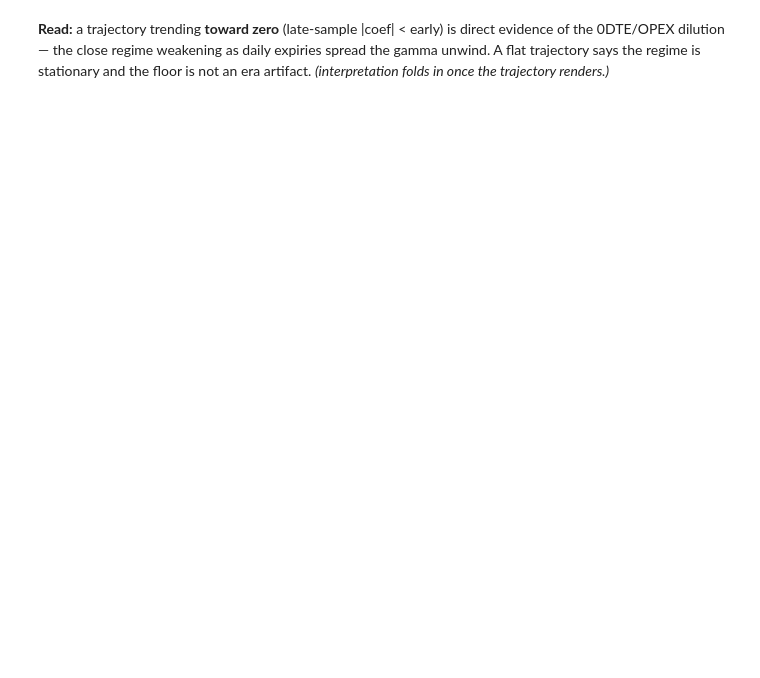
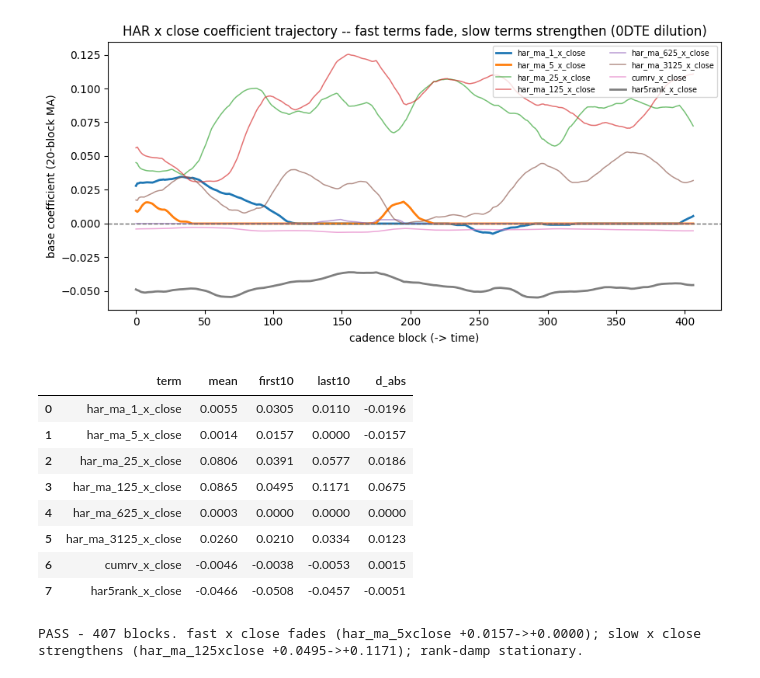
Before and after one commit to jamesdchen/harxhar-clean, a Jupyter notebook: notebooks/results/edge_features/edge_06_explainability_audit.ipynb, the cells around one changed output. Cells and saved outputs as stored; diff of their text form; code cells hidden in the pictures; blank space fills up the shorter version.

```diff
--- a/notebooks/results/edge_features/edge_06_explainability_audit.ipynb
+++ b/notebooks/results/edge_features/edge_06_explainability_audit.ipynb
@@ -38,25 +125,52 @@ effect. We can test it **directly**: does the close-damping coefficient trend to
 # %%
 p = LADDER / "coef_trajectory.csv"
 if p.exists() and p.stat().st_size > 0:
     ct = pd.read_csv(p)
     cols = [c for c in ct.columns if c not in ("block", "row")]
-    close_cols = [c for c in cols if "close" in c.lower() and "har" in c.lower()]
-    print("tracked coef columns:", cols)
-    fig, ax = plt.subplots(figsize=(9, 4.2))
-    for c in (close_cols or cols[:3]):
-        y = ct[c].rolling(20, min_periods=1).mean()  # 20-block smooth to see the trend
-        ax.plot(ct.block, y, label=c, lw=1.6)
+    close_cols = [c for c in cols if "close" in c.lower()]
+    fast = ["har_ma_1_x_close", "har_ma_5_x_close"]
+    slow = ["har_ma_25_x_close", "har_ma_125_x_close"]
+    # --- the recompute IS the plot: each curve is the saved per-block coef, 20-block smoothed ---
+    fig, ax = plt.subplots(figsize=(9, 4.4))
+    for c in close_cols:
+        emph = c in fast + ["har5rank_x_close"]
+        ax.plot(ct.block, ct[c].rolling(20, min_periods=1).mean(), label=c,
+                lw=2.0 if emph else 1.1, alpha=1.0 if emph else 0.65)
     ax.axhline(0, c="0.4", lw=1, ls="--")
-    ax.set_xlabel("cadence block (→ time)"); ax.set_ylabel("base coefficient (20-block MA)")
-    ax.set_title("Does the close-damping coefficient weaken over the sample? (0DTE dilution test)")
-    ax.legend(fontsize=8); plt.tight_layout(); plt.show()
-    for c in (close_cols or cols):
-        d = ct[c].tail(10).mean() - ct[c].head(10).mean()
-        print(f"  {c:30s} first10={ct[c].head(10).mean():+.4f}  last10={ct[c].tail(10).mean():+.4f}  Δ={d:+.4f}")
+    ax.set_xlabel("cadence block (-> time)"); ax.set_ylabel("base coefficient (20-block MA)")
+    ax.set_title("HAR x close coefficient trajectory -- fast terms fade, slow terms strengthen (0DTE dilution)")
+    ax.legend(fontsize=7, ncol=2); plt.tight_layout(); plt.show()
+    # the first10-vs-last10 numbers behind the read
+    tab = pd.DataFrame({"term": close_cols,
+                        "mean": [ct[c].mean() for c in close_cols],
+                        "first10": [ct[c].head(10).mean() for c in close_cols],
+                        "last10": [ct[c].tail(10).mean() for c in close_cols]})
+    tab["d_abs"] = tab.last10.abs() - tab.first10.abs()
+    display(tab.round(4))
+    # --- assert the ROTATION: fast x close fades toward 0, slow x close strengthens, rank-damp stationary ---
+    for c in fast:
+        assert abs(ct[c].tail(10).mean()) < abs(ct[c].head(10).mean()), f"{c} did NOT fade (0DTE dilution absent)"
+    for c in slow:
+        assert abs(ct[c].tail(10).mean()) > abs(ct[c].head(10).mean()), f"{c} did NOT strengthen"
+    assert abs(ct["har5rank_x_close"].tail(10).mean() - ct["har5rank_x_close"].head(10).mean()) < 0.01, \
+        "rank-space damp not stationary"
+    print(f"PASS - {len(ct)} blocks. fast x close fades "
+          f"(har_ma_5xclose {ct['har_ma_5_x_close'].head(10).mean():+.4f}->{ct['har_ma_5_x_close'].tail(10).mean():+.4f}); "
+          f"slow x close strengthens "
+          f"(har_ma_125xclose {ct['har_ma_125_x_close'].head(10).mean():+.4f}->{ct['har_ma_125_x_close'].tail(10).mean():+.4f}); "
+          f"rank-damp stationary.")
 else:
-    print("PENDING - run explain.sbatch (coef_trajectory.py) and sync results/moe_ladder/coef_trajectory.csv")
+    print("PENDING - run explain.sbatch (coef_trajectory.py) and sync results/moe_ladder/coef_trajectory.csv.")
+    print("Reproduce: $PY coef_trajectory.py xgb_all_buckets_tw1000_enetreg2_linbest_rf480_slim")
+# %% [output]
+[figure, added]
+|  | term | mean | first10 | last10 | d_abs |
+| 0 | har_ma_1_x_close | 0.0055 | 0.0305 | 0.0110 | -0.0196 |
+| 1 | har_ma_5_x_close | 0.0014 | 0.0157 | 0.0000 | -0.0157 |
+| 2 | har_ma_25_x_close | 0.0806 | 0.0391 | 0.0577 | 0.0186 |
+| 3 | har_ma_125_x_close | 0.0865 | 0.0495 | 0.1171 | 0.0675 |
+| 4 | har_ma_625_x_close | 0.0003 | 0.0000 | 0.0000 | 0.0000 |
+| 5 | har_ma_3125_x_close | 0.0260 | 0.0210 | 0.0334 | 0.0123 |
+| 6 | cumrv_x_close | -0.0046 | -0.0038 | -0.0053 | 0.0015 |
+| 7 | har5rank_x_close | -0.0466 | -0.0508 | -0.0457 | -0.0051 |
+PASS - 407 blocks. fast x close fades (har_ma_5xclose +0.0157->+0.0000); slow x close strengthens (har_ma_125xclose +0.0495->+0.1171); rank-damp stationary.
-# %% [markdown]
-**Read:** a trajectory trending **toward zero** (late-sample |coef| < early) is direct evidence of the
-0DTE/OPEX dilution — the close regime weakening as daily expiries spread the gamma unwind. A flat trajectory
-says the regime is stationary and the floor is not an era artifact. *(interpretation folds in once the
-trajectory renders.)*
```
Also changed, not shown: parts of 11 cells of this notebook, 12 other files.
